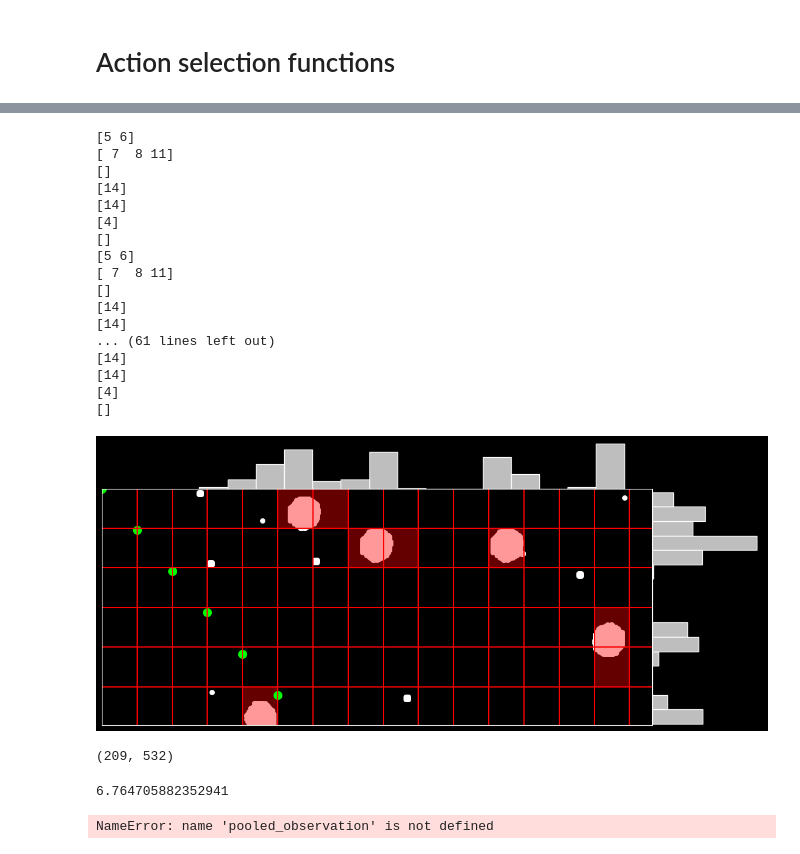
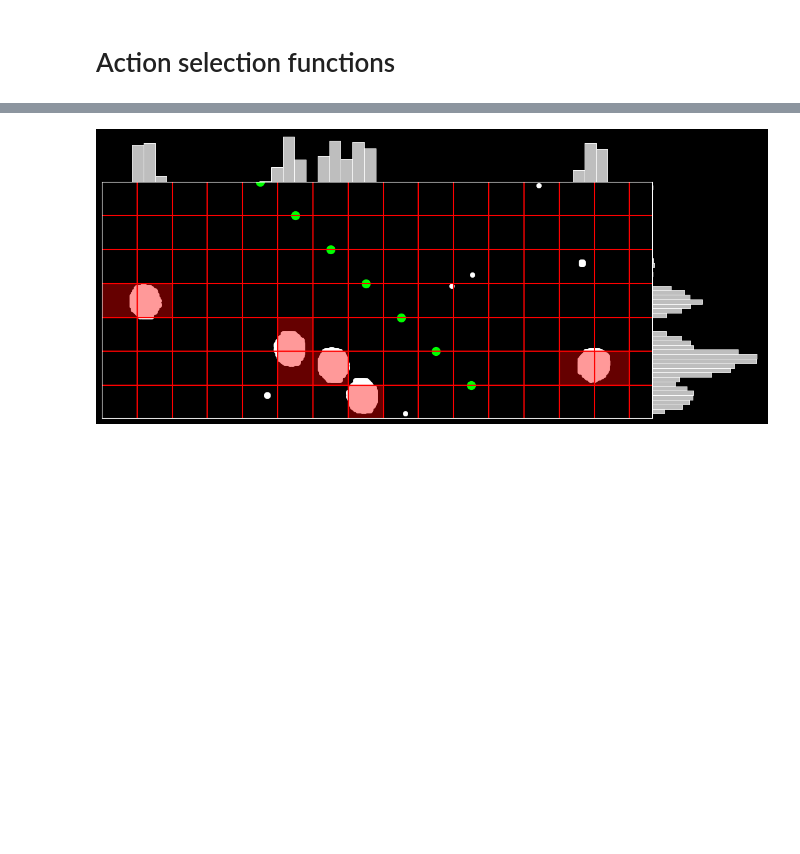
Before and after one commit to nilsheinrich/DodgeAsteroids_lockedSections, a Jupyter notebook: action_selection_algorithm.ipynb, the cells around one changed output, grey strips where cells are left out. Drawn from its saved outputs; the diff is of its cells as text; code cells hidden in the pictures; blank space fills up the shorter version.

Commit message:
new distance computing

```diff
--- a/action_selection_algorithm.ipynb
+++ b/action_selection_algorithm.ipynb
@@ -624,6 +624,3 @@ Text(578.0, 209, 'Anticipated End Point')
 [figure]
 # %% [markdown]
 # Action selection functions
-# %%
-kernel_size_x, kernel_size_y, pooled_observation, number_horizontal_strides, number_vertical_strides = pool_observation(observation_in_pixel, 90)
-kernel_size_x, kernel_size_y, pooled_observation, number_horizontal_strides, number_vertical_strides
@@ -715,6 +694,8 @@ def action_selection(observation_in_pixel, convolutionGranularity, drift_directi
     ones_positions = np.argwhere(pooled_observation == 1)
     #ones_positions = np.argwhere(observation_in_pixel == 1)
     #print(ones_positions)
+
+    print(pooled_observation, ones_positions)
 
     # possible starting positions (accounting for end point remains within grid)
     #if dx > 0:  # positive slope
@@ -752,31 +733,33 @@ def action_selection(observation_in_pixel, convolutionGranularity, drift_directi
         vector_points = [candidate]
         for stride in range(1, number_vertical_strides+1):
         #for stride in range(1, observation_in_pixel.shape[1]+1):
-            vector_point = [stride, candidate[0] + stride * slope]
+            vector_point = [stride,  stride * slope + candidate[1]]
             vector_points.append(vector_point)
 
         min_dists_per_point = []
         if ones_positions.size > 0 and len(vector_points) > 0:
-            for vector_point in vector_points:
+            #for vector_point in vector_points:
 
                 # find populated pools on the same vertical position
-                potential_collisions = ones_positions[ones_positions[:, 0] == vector_point[0], 1]
-                print(potential_collisions)
+            #    potential_collisions = ones_positions[ones_positions[:, 0] == vector_point[0], 1]
+                #print(potential_collisions)
 
                 # compute minimum distance to either populated pool or to edge of observation space
-                if potential_collisions.size > 0:
-                    min_dist = np.min(np.abs(potential_collisions - vector_point[1]))
-                else:
-                    min_dist = min(abs(vector_point[1] - 0), abs(vector_point[1] - pooled_observation.shape[1]))
-                min_dists_per_point.append(min_dist)
+            #    if potential_collisions.size > 0:
+            #        min_dist = np.min(np.abs(potential_collisions - vector_point[1]))
+            #    else:
+            #        min_dist = min(abs(vector_point[1] - 0), abs(vector_point[1] - pooled_observation.shape[1]))
+            #    min_dists_per_point.append(min_dist)
 
             # compute distances from all points on the vector to closest 1
-            #dists = distance.cdist(vector_points, ones_positions, metric='euclidean')  # cityblock
+            dists = distance.cdist(vector_points, ones_positions, metric='euclidean')  # cityblock
             #print(f"DISTS: {dists}")
 
             # find the closest 1 for each point on the vector
-            #min_dists_per_point = np.min(dists, axis=1)
+            min_dists_per_point = np.min(dists, axis=1)
             #print(f"MIN DISTS: {min_dists_per_point}")
+
+            print(f"vector_points={vector_points}; populated={ones_positions}; min dist per point={min_dists_per_point}")
 
             # total distance along the vector
             total_dist_along_vector = np.sum(min_dists_per_point)
@@ -787,7 +770,7 @@ def action_selection(observation_in_pixel, convolutionGranularity, drift_directi
             # update if this x is better
             if total_dist_along_vector > max_total_dist:
                 max_total_dist = total_dist_along_vector
-                best_x = candidate[0]
+                best_x = candidate[1]
                 expected_trajectory = vector_points
 
 
@@ -832,7 +959,8 @@ expected_trajectory
 # %%
-best_x, expected_trajectory, kernel_size_x, kernel_size_y, number_horizontal_strides, number_vertical_strides, rejected = action_selection(observation_in_pixel, convolutionGranularity=90, drift_direction=1, min_percentage_for_rejection=0.07)
+best_x, expected_trajectory, kernel_size_x, kernel_size_y, number_horizontal_strides, number_vertical_strides, rejected = action_selection(observation_in_pixel, convolutionGranularity=100, drift_direction=1, min_percentage_for_rejection=0.07)
 
-scaled_expected_trajectory = [np.array([x * kernel_size_x, y * kernel_size_y]) for x, y in expected_trajectory]
+#scaled_expected_trajectory = [np.array([(x * kernel_size_x) + (kernel_size_x/2), y * kernel_size_y]) for y, x in expected_trajectory]
+scaled_expected_trajectory = [np.array([x * kernel_size_x + kernel_size_x/2, y * kernel_size_y]) for y, x in expected_trajectory]
 
 
 # store where there is populated space, meaning there are obstacles
@@ -889,60 +1017,31 @@ for ax_i in [ax.ax_joint, ax.ax_marg_x, ax.ax_marg_y]:
 #dy = observation_in_pixel.shape[0]
 
 #slope = dx/dy
 
 ##################################################################
 # vector
 #x_start, y_start = action_goal_x_coord, 1
 #x_end, y_end = action_goal_x_coord+drift_prior*drift_direction, dy
 
 #ax.ax_joint.arrow(x_start, y_start, x_end - x_start-10, y_end - y_start-10, width=1,
 #                  head_width=10, head_length=10,
 #                  fc='red', ec='red')
 
 # draw vector components
 #ax.ax_joint.hlines(y=y_start, xmin=x_start, xmax=x_end, color='red', linestyle='dashed', alpha=0.6)
 #ax.ax_joint.vlines(x=x_end, ymin=y_start, ymax=y_end, color='red', linestyle='dashed', alpha=0.6)
 
 # text components
 #ax.ax_joint.text(x_end+5, y_end, "Anticipated End Point",
 #                 fontsize=12, color='white', ha='left', va='bottom',
 #                 bbox=dict(facecolor='black', edgecolor='white', boxstyle='round,pad=0.3'))
 
 
 
 ##################################################################
 
 for point in scaled_expected_trajectory:
 #for point in expected_trajectory:
     ax.ax_joint.scatter(point[0], point[1], color='lime', s=100)
 # %% [output]
-[5 6]
-[ 7  8 11]
-[]
-[14]
-[14]
-[4]
-[]
-[5 6]
-[ 7  8 11]
-[]
-[14]
-[14]
-... (61 lines left out)
-[14]
-[14]
-[4]
-[]
-[figure, old version]
+[figure, new version]
-# %%
-observation_in_pixel.shape
-# %% [output]
-(209, 532)
-# %%
-230/kernel_size_x
-# %% [output]
-6.764705882352941
-# %%
-pooled_observation.shape[1]
-# %% [output]
-NameError: name 'pooled_observation' is not defined
```
Also changed, not shown: parts of 5 cells of this notebook, 7 other files.
